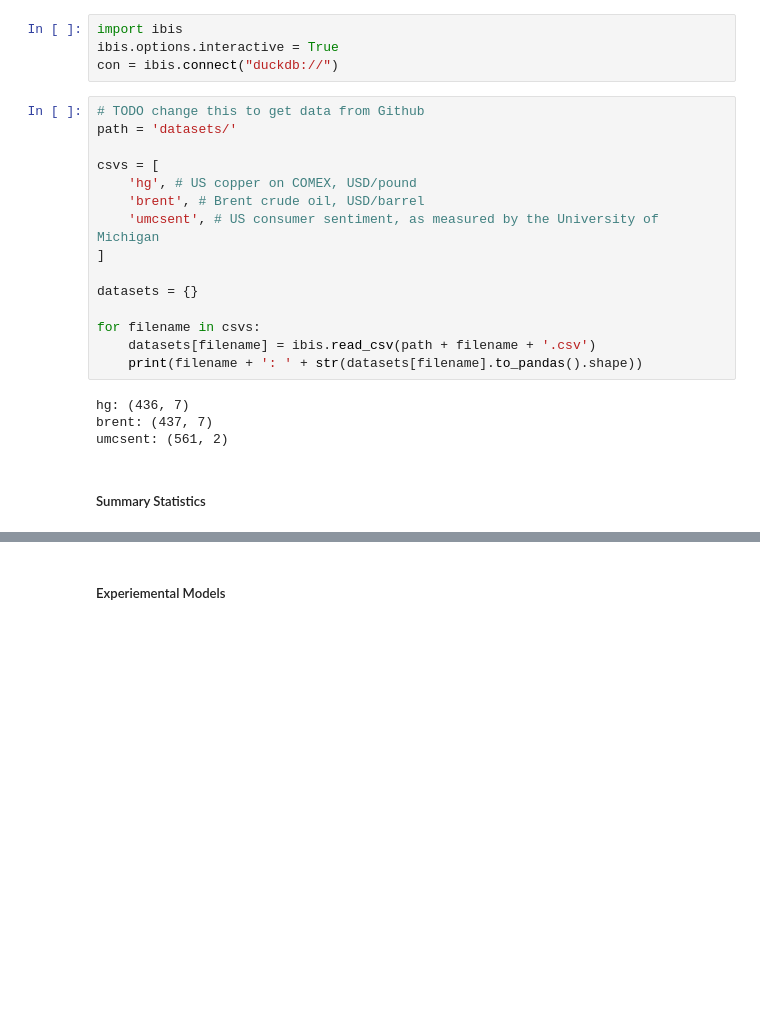
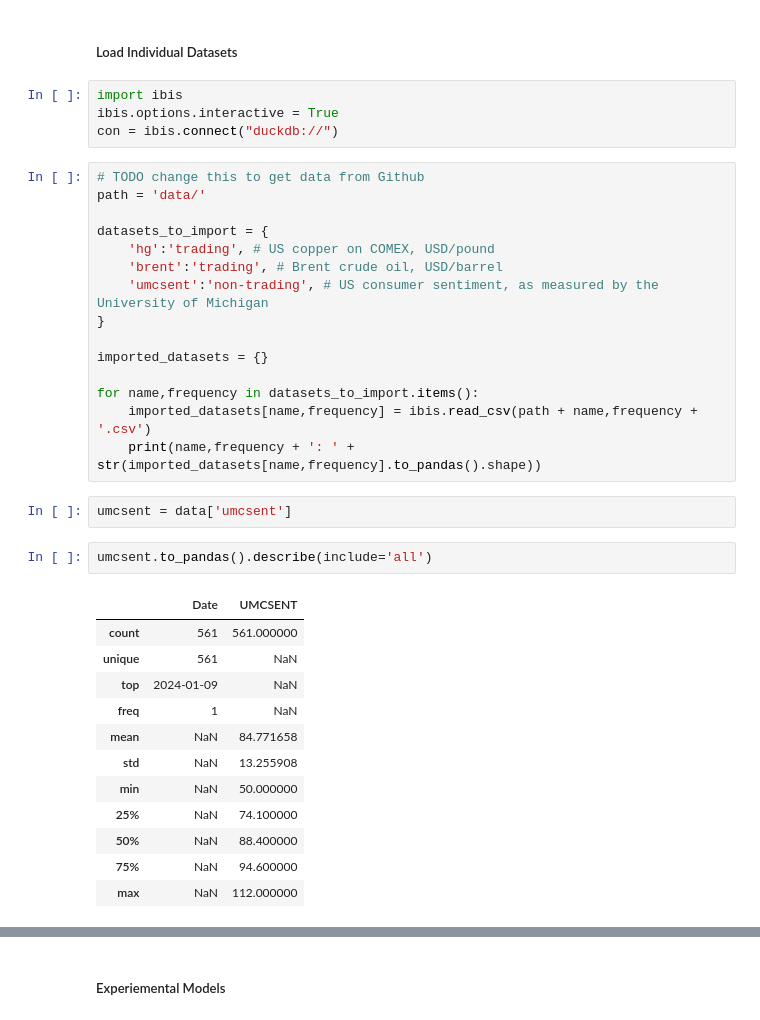
Before and after one commit to neal-logan/ea-nasir, a Jupyter notebook: 01_eda.ipynb, the cells around one changed output, grey strips where cells are left out. Drawn from its saved outputs; the diff is of its cells as text; blank space fills up the shorter version.

```diff
--- a/01_eda.ipynb
+++ b/01_eda.ipynb
@@ -49,25 +24,38 @@ ERROR: No matching distribution found for PiML==0.6.0
+# %% [markdown]
+##### Load Individual Datasets
 # %%
 import ibis
 ibis.options.interactive = True
 con = ibis.connect("duckdb://")
 # %%
 # TODO change this to get data from Github
-path = 'datasets/'
+path = 'data/'
 
-csvs = [
-    'hg', # US copper on COMEX, USD/pound
-    'brent', # Brent crude oil, USD/barrel
-    'umcsent', # US consumer sentiment, as measured by the University of Michigan
-]
+datasets_to_import = {
+    'hg':'trading', # US copper on COMEX, USD/pound
+    'brent':'trading', # Brent crude oil, USD/barrel
+    'umcsent':'non-trading', # US consumer sentiment, as measured by the University of Michigan
+}
 
-datasets = {}
+imported_datasets = {}
 
-for filename in csvs:
-    datasets[filename] = ibis.read_csv(path + filename + '.csv')
-    print(filename + ': ' + str(datasets[filename].to_pandas().shape))
+for name,frequency in datasets_to_import.items():
+    imported_datasets[name,frequency] = ibis.read_csv(path + name,frequency + '.csv')
+    print(name,frequency + ': ' + str(imported_datasets[name,frequency].to_pandas().shape))
-# %% [output]
-hg: (436, 7)
-brent: (437, 7)
-umcsent: (561, 2)
-# %% [markdown]
-##### Summary Statistics
+# %%
+umcsent = data['umcsent']
+# %%
+umcsent.to_pandas().describe(include='all')
+# %% [output]
+|  | Date | UMCSENT |
+| count | 561 | 561.000000 |
+| unique | 561 | NaN |
+| top | 2024-01-09 | NaN |
+| freq | 1 | NaN |
+| mean | NaN | 84.771658 |
+| std | NaN | 13.255908 |
+| min | NaN | 50.000000 |
+| 25% | NaN | 74.100000 |
+| 50% | NaN | 88.400000 |
+| 75% | NaN | 94.600000 |
+| max | NaN | 112.000000 |
```
Also changed, not shown: parts of 42 cells of this notebook, 16 other files.
